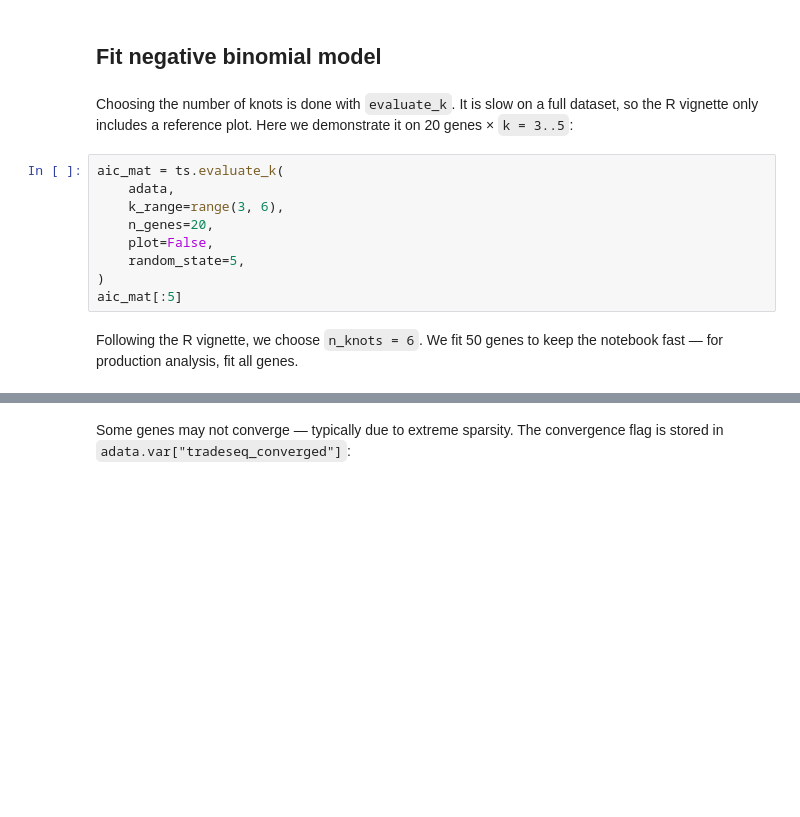
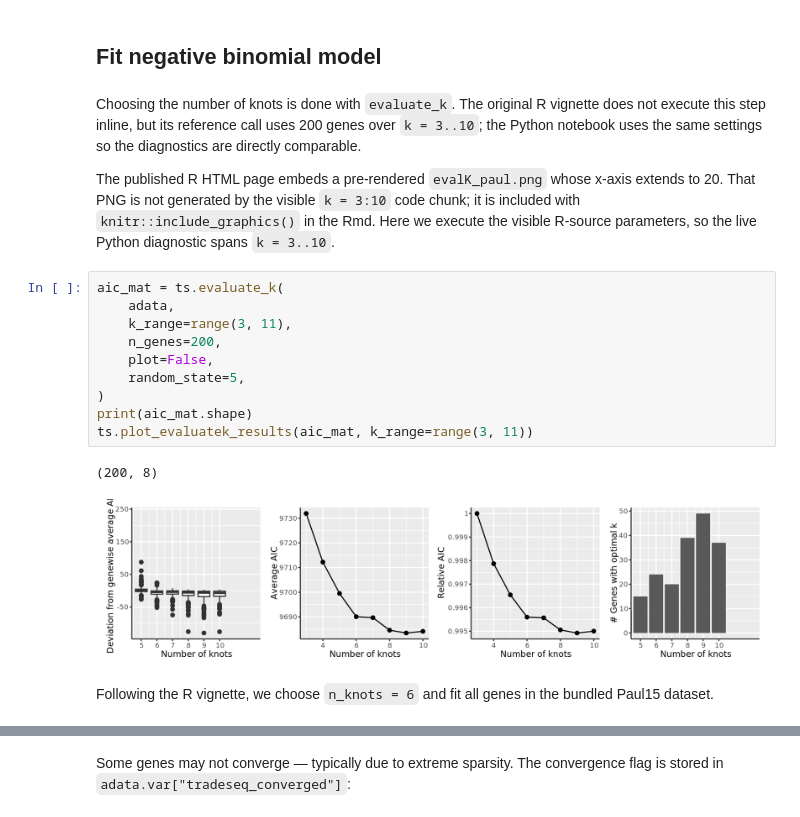
Before and after one commit to Bio-Babel/tradeSeq-python, a Jupyter notebook: tutorials/tradeSeq.ipynb, the cells around one changed output, grey strips where cells are left out. Cells and saved outputs as stored; diff of their text form; blank space fills up the shorter version.

```diff
--- a/tutorials/tradeSeq.ipynb
+++ b/tutorials/tradeSeq.ipynb
@@ -46,21 +76,32 @@ Python symbols — users read the AnnData slots directly.
 # %% [markdown]
 ## Fit negative binomial model
 # %% [markdown]
-Choosing the number of knots is done with `evaluate_k`. It is slow on a
-full dataset, so the R vignette only includes a reference plot. Here we
-demonstrate it on 20 genes × `k = 3..5`:
+Choosing the number of knots is done with `evaluate_k`. The original R
+vignette does not execute this step inline, but its reference call uses
+200 genes over `k = 3..10`; the Python notebook uses the same settings
+so the diagnostics are directly comparable.
+
+The published R HTML page embeds a pre-rendered `evalK_paul.png` whose
+x-axis extends to 20. That PNG is not generated by the visible
+`k = 3:10` code chunk; it is included with `knitr::include_graphics()` in
+the Rmd. Here we execute the visible R-source parameters, so the live
+Python diagnostic spans `k = 3..10`.
 # %%
 aic_mat = ts.evaluate_k(
     adata,
-    k_range=range(3, 6),
-    n_genes=20,
+    k_range=range(3, 11),
+    n_genes=200,
     plot=False,
     random_state=5,
 )
-aic_mat[:5]
+print(aic_mat.shape)
+ts.plot_evaluatek_results(aic_mat, k_range=range(3, 11))
+# %% [output]
+(200, 8)
+[figure, added]
 # %% [markdown]
-Following the R vignette, we choose `n_knots = 6`. We fit 50 genes to
-keep the notebook fast — for production analysis, fit all genes.
+Following the R vignette, we choose `n_knots = 6` and fit all genes in
+the bundled Paul15 dataset.
 # %%
 # For reproducibility.
 rng = np.random.default_rng(7)
```
Also changed, not shown: parts of 36 cells of this notebook, 12 other files.
